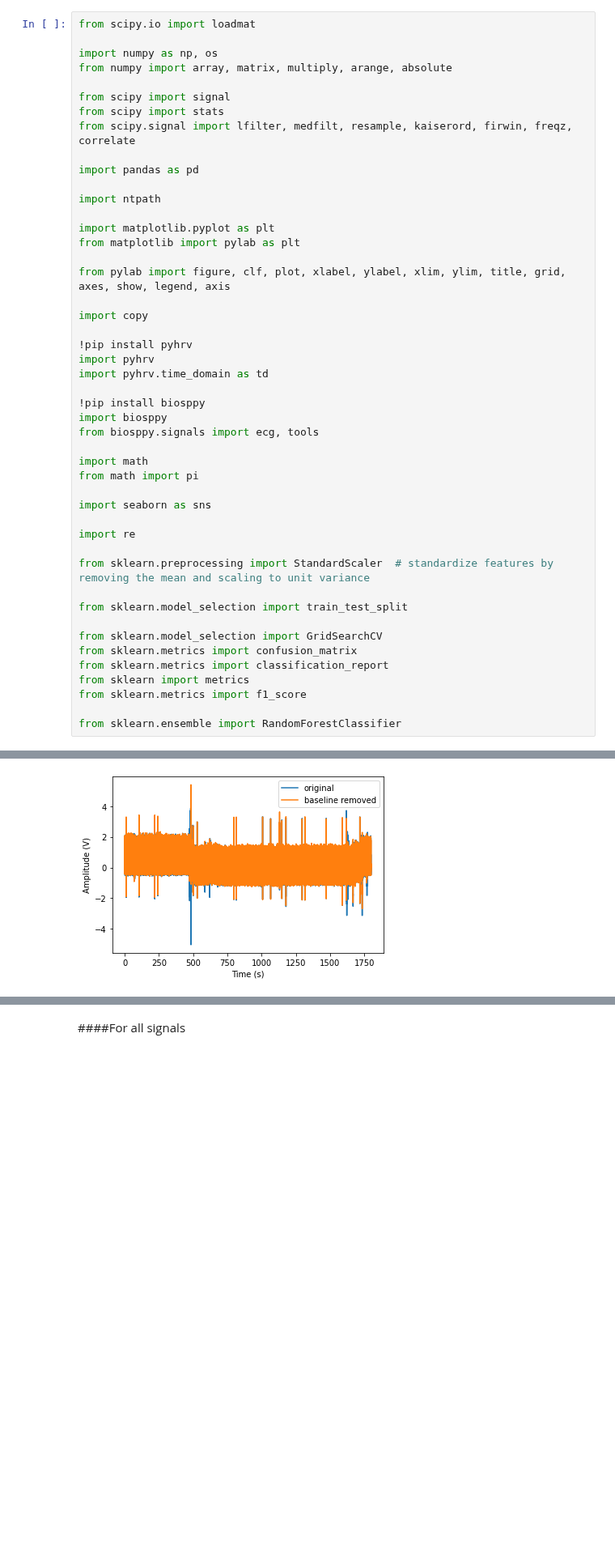
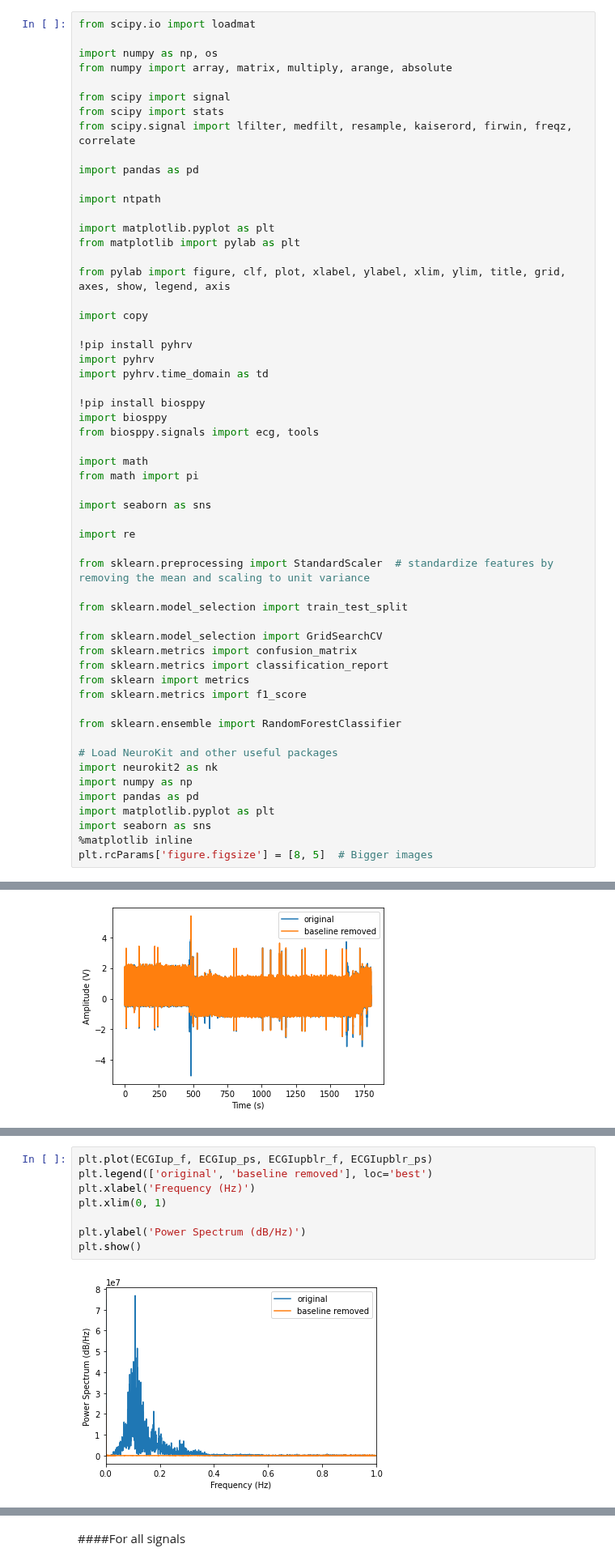
Before and after one commit to alice202122/AI_PROJECT, a Jupyter notebook: AI_Assignment.ipynb, the cells around one changed output, grey strips where cells are left out. Shown at 81% size. Cells and saved outputs as stored; diff of their text form; blank space fills up the shorter version.

```diff
--- a/AI_Assignment.ipynb
+++ b/AI_Assignment.ipynb
@@ -58,6 +58,15 @@ from sklearn import metrics
 from sklearn.metrics import f1_score
 
 from sklearn.ensemble import RandomForestClassifier
+
+# Load NeuroKit and other useful packages
+import neurokit2 as nk
+import numpy as np
+import pandas as pd
+import matplotlib.pyplot as plt
+import seaborn as sns
+%matplotlib inline
+plt.rcParams['figure.figsize'] = [8, 5]  # Bigger images
 # %% [markdown]
 #DATA LOADING
 # %%
@@ -360,0 +399,10 @@ As we can see the baseline component has been removed.
+# %%
+plt.plot(ECGIup_f, ECGIup_ps, ECGIupblr_f, ECGIupblr_ps)
+plt.legend(['original', 'baseline removed'], loc='best')
+plt.xlabel('Frequency (Hz)')
+plt.xlim(0, 1)
+
+plt.ylabel('Power Spectrum (dB/Hz)')
+plt.show()
+# %% [output]
+[figure, added]
```
Also changed, not shown: parts of 146 cells of this notebook.
